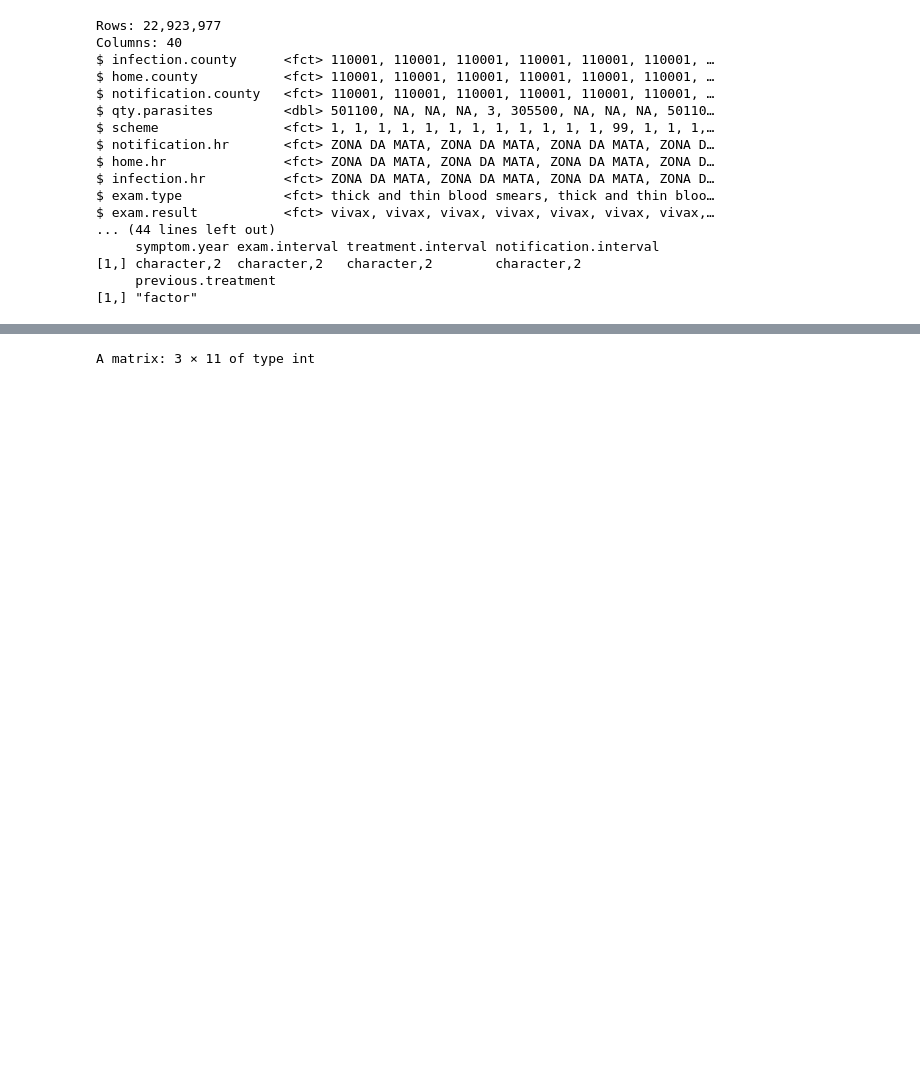
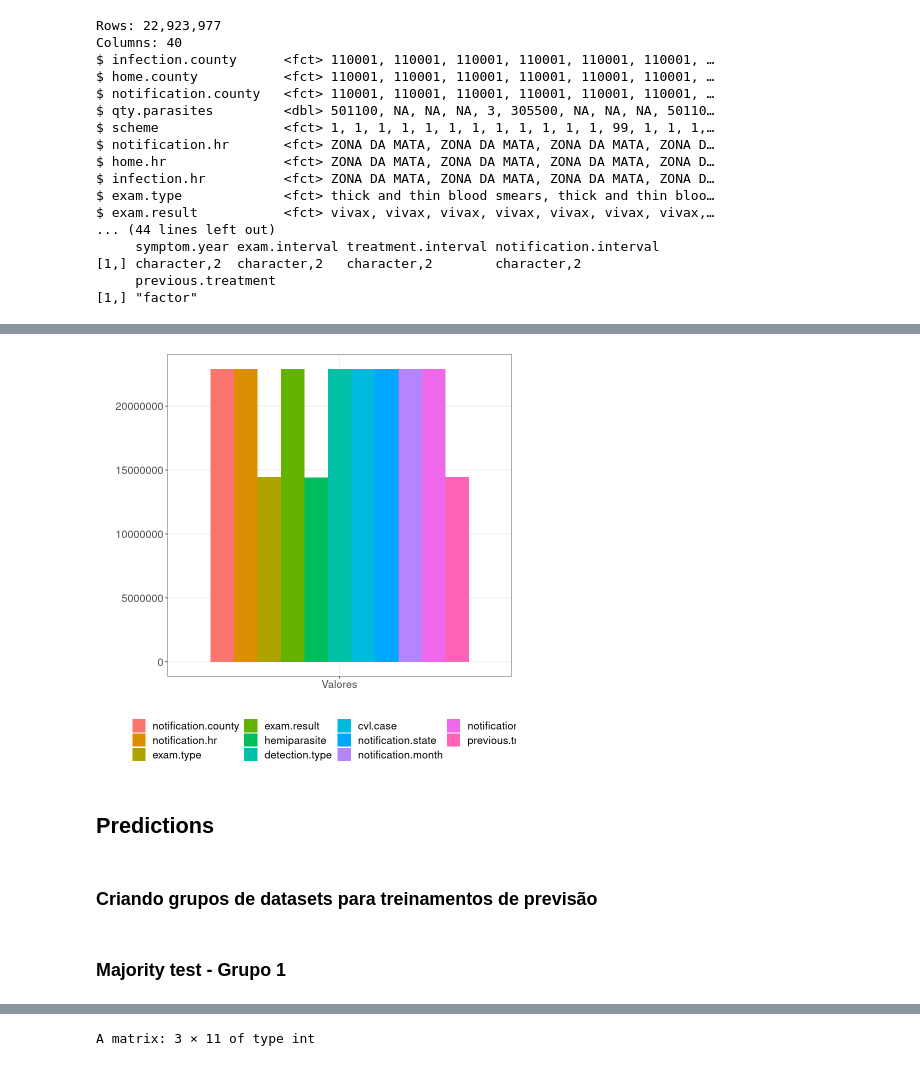
Before and after one commit to frankfaisca/cefet-min-dados, a Jupyter notebook: pattern_prediction.ipynb, the cells around one changed output, grey strips where cells are left out. Cells and saved outputs as stored; diff of their text form; code cells hidden in the pictures; blank space fills up the shorter version.

```diff
--- a/pattern_prediction.ipynb
+++ b/pattern_prediction.ipynb
@@ -69,0 +123,11 @@ $ exam.result           <fct> vivax, vivax, vivax, vivax, vivax, vivax, vivax,
+# %%
+grandes <- c("NewColumnName", "notification.hr", "notification.county", "exam.type",
+             "exam.result",
+             "hemiparasite", "detection.type", "cvl.case", "notification.state",
+             "notification.month", "notification.year", "previous.treatment")
+
+check_df_grande <- check_df[, names(check_df) %in% grandes]
+grf3 <- plot_groupedbar(check_df_grande) + font #Não conseguiu plotar 40 colres
+plot(grf3)
+# %% [output]
+[figure, added]
@@ -69,0 +144,4 @@ $ exam.result           <fct> vivax, vivax, vivax, vivax, vivax, vivax, vivax,
+# %% [markdown]
+## Predictions
+# %% [markdown]
+### Criando grupos de datasets para treinamentos de previsão
@@ -69,0 +163,2 @@ $ exam.result           <fct> vivax, vivax, vivax, vivax, vivax, vivax, vivax,
+# %% [markdown]
+### Majority test - Grupo 1
```
Also changed, not shown: parts of 20 cells of this notebook.
